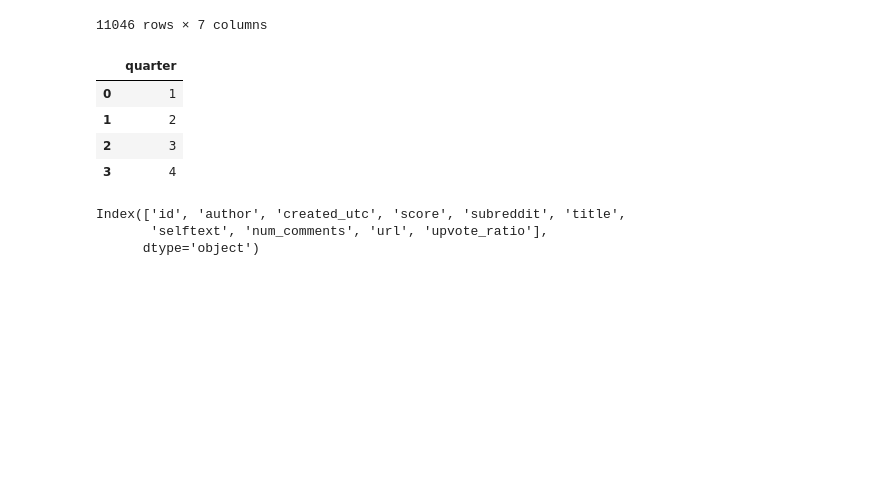
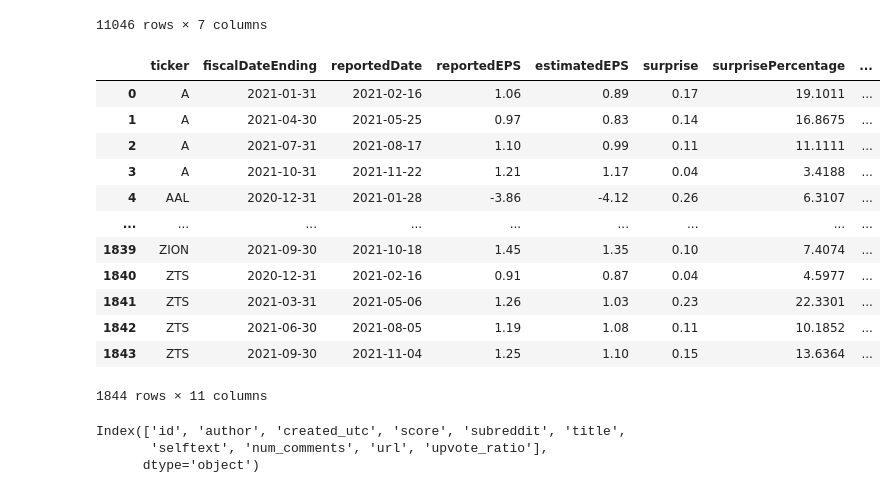
Before and after one commit to YuxinYY/Pre-earnings-Social-Media-Sentiment-Accuracy, a Jupyter notebook: data processing/readdata.ipynb, the cells around one changed output. Drawn from its saved outputs; the diff is of its cells as text; code cells hidden in the pictures; blank space fills up the shorter version.

```diff
--- a/data processing/readdata.ipynb
+++ b/data processing/readdata.ipynb
@@ -243,10 +247,20 @@ earnings_df.to_csv("temp_quarterindex.csv")
 
 # earnings_df[['quarter']].drop_duplicates()
 # %%
+earnings_df = pd.read_csv(r"temp_quarterindex.csv")
+earnings_df
 # %% [output]
-|  | quarter |
-| 0 | 1 |
-| 1 | 2 |
-| 2 | 3 |
-| 3 | 4 |
+|  | ticker | fiscalDateEnding | reportedDate | reportedEPS | estimatedEPS | surprise | surprisePercentage | ... |
+| 0 | A | 2021-01-31 | 2021-02-16 | 1.06 | 0.89 | 0.17 | 19.1011 | ... |
+| 1 | A | 2021-04-30 | 2021-05-25 | 0.97 | 0.83 | 0.14 | 16.8675 | ... |
+| 2 | A | 2021-07-31 | 2021-08-17 | 1.10 | 0.99 | 0.11 | 11.1111 | ... |
+| 3 | A | 2021-10-31 | 2021-11-22 | 1.21 | 1.17 | 0.04 | 3.4188 | ... |
+| 4 | AAL | 2020-12-31 | 2021-01-28 | -3.86 | -4.12 | 0.26 | 6.3107 | ... |
+| ... | ... | ... | ... | ... | ... | ... | ... | ... |
+| 1839 | ZION | 2021-09-30 | 2021-10-18 | 1.45 | 1.35 | 0.10 | 7.4074 | ... |
+| 1840 | ZTS | 2020-12-31 | 2021-02-16 | 0.91 | 0.87 | 0.04 | 4.5977 | ... |
+| 1841 | ZTS | 2021-03-31 | 2021-05-06 | 1.26 | 1.03 | 0.23 | 22.3301 | ... |
+| 1842 | ZTS | 2021-06-30 | 2021-08-05 | 1.19 | 1.08 | 0.11 | 10.1852 | ... |
+| 1843 | ZTS | 2021-09-30 | 2021-11-04 | 1.25 | 1.10 | 0.15 | 13.6364 | ... |
+1844 rows × 11 columns
 # %%
```
Also changed, not shown: parts of 16 cells of this notebook.
